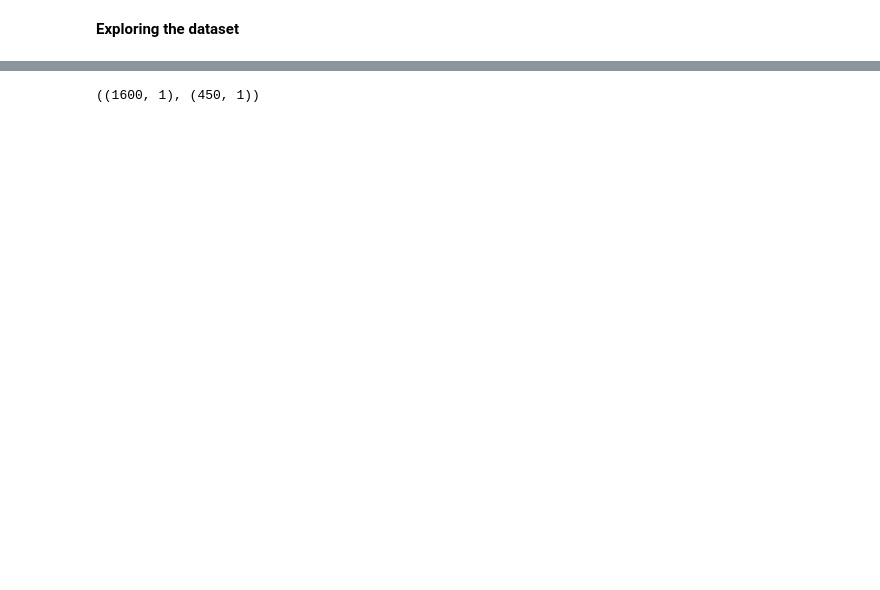
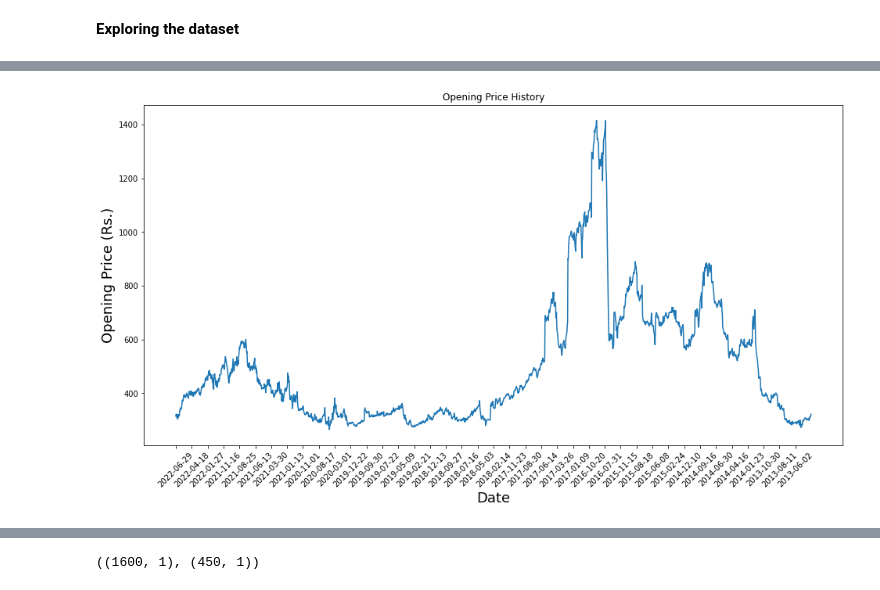
Before and after one commit to kiran-bhandari16/LSTM-Stock-Price-Prediciton, a Jupyter notebook: LSTM_Stock_Price_Prediction.ipynb, the cells around one changed output, grey strips where cells are left out. Cells and saved outputs as stored; diff of their text form; code cells hidden in the pictures; blank space fills up the shorter version.

```diff
--- a/LSTM_Stock_Price_Prediction.ipynb
+++ b/LSTM_Stock_Price_Prediction.ipynb
@@ -92,0 +96,11 @@ array([['305.00'],
+# %%
+## Data Visualization
+plt.figure(figsize=(16,8))
+plt.title("Opening Price History")
+plt.plot(range(df.shape[0]),(open))
+plt.xticks(range(0,df.shape[0],50),df['Date'].loc[::50],rotation=45)
+plt.xlabel("Date", fontsize=18)
+plt.ylabel("Opening Price (Rs.)", fontsize=18)
+plt.show()
+# %% [output]
+[figure, added]
```
Also changed, not shown: parts of 35 cells of this notebook.
